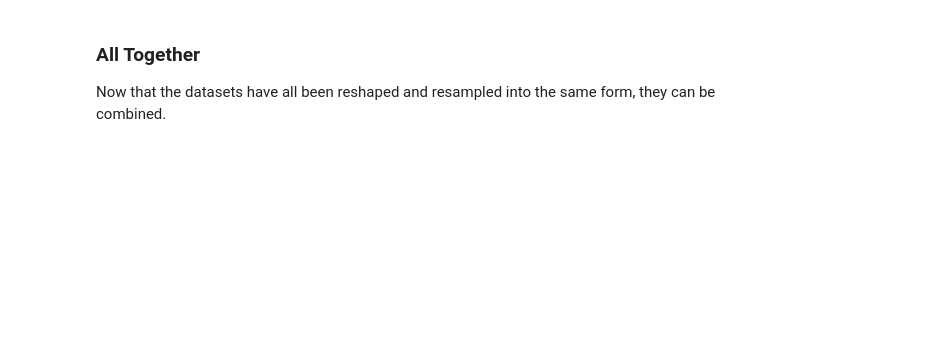
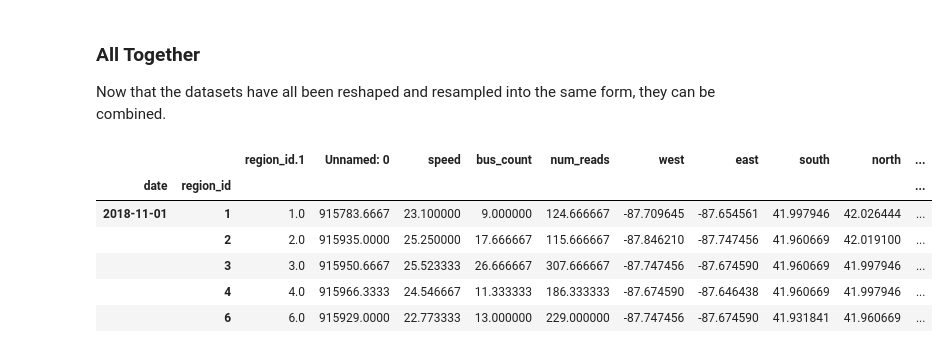
Before and after one commit to aliciasanders/traffic-congestion, a Jupyter notebook: data-wrangling.ipynb, the cells around one changed output. Cells and saved outputs as stored; diff of their text form; code cells hidden in the pictures; blank space fills up the shorter version.

```diff
--- a/data-wrangling.ipynb
+++ b/data-wrangling.ipynb
@@ -629,16 +691,42 @@ rideshares.info()
 ### All Together
 
 Now that the datasets have all been reshaped and resampled into the same form, they can be combined.
+# %%
+# Load the 3 datasets from their csv files
+rideshares = pd.read_csv("data/full_rideshares_subset.csv",
+                                    parse_dates=['date'],
+                                    index_col=['date', 'region_id'],
+                                   )
+
+station_entries = pd.read_csv("data/full_station_entries_subset.csv",
+                                    parse_dates=['date'],
+                                    index_col=['date', 'region_id'],
+                                   )
+station_entries = pd.DataFrame(station_entries.loc[(slice('2018-11-01 00:00:00', '2019-12-31 23:30:00'), slice(1, 29)), :])
+
+congestion = pd.read_csv("data/full_congestion_subset.csv",
+                                    parse_dates=['date'],
+                                    index_col=['date', 'region_id'],
+                                   )
+congestion = pd.DataFrame(congestion.loc[(slice('2018-11-01 00:00:00', '2019-12-31 23:30:00'), slice(1, 29)), :])
 # %%
 # Merge the 3 datasets
-full_dataset = congestion.copy()
-# TODO: add other columns from rideshare dataset to full dataset
-full_dataset['rideshare_trips'] = rideshares.trips
-full_dataset['station_entries'] = station_entries.rides
+full_dataset = congestion.merge(rideshares, how='left', left_index=True, right_index=True, sort=True)
+full_dataset = full_dataset.merge(station_entries, how='left', left_index=True, right_index=True, sort=True)
+full_dataset = full_dataset.dropna()
+full_dataset.head()
 
 # Fill any NaN entries in rideshare and station with 0
-full_dataset.rideshare_trips.fillna(0, inplace=True)
-full_dataset.station_entries.fillna(0, inplace=True)
+#full_dataset.rideshare_trips.fillna(0, inplace=True)
+#full_dataset.station_entries.fillna(0, inplace=True)
 
 # Remove duplicate/excess columns
-full_dataset = full_dataset.drop(columns=['region_id', 'Unnamed: 0'])
+#full_dataset = full_dataset.drop(columns=['region_id', 'Unnamed: 0'])
+# %% [output]
+|  |  | region_id.1 | Unnamed: 0 | speed | bus_count | num_reads | west | east | south | north | ... |
+| date | region_id |  |  |  |  |  |  |  |  |  | ... |
+| 2018-11-01 | 1 | 1.0 | 915783.6667 | 23.100000 | 9.000000 | 124.666667 | -87.709645 | -87.654561 | 41.997946 | 42.026444 | ... |
+|  | 2 | 2.0 | 915935.0000 | 25.250000 | 17.666667 | 115.666667 | -87.846210 | -87.747456 | 41.960669 | 42.019100 | ... |
+|  | 3 | 3.0 | 915950.6667 | 25.523333 | 26.666667 | 307.666667 | -87.747456 | -87.674590 | 41.960669 | 41.997946 | ... |
+|  | 4 | 4.0 | 915966.3333 | 24.546667 | 11.333333 | 186.333333 | -87.674590 | -87.646438 | 41.960669 | 41.997946 | ... |
+|  | 6 | 6.0 | 915929.0000 | 22.773333 | 13.000000 | 229.000000 | -87.747456 | -87.674590 | 41.931841 | 41.960669 | ... |
```
Also changed, not shown: parts of 10 cells of this notebook.
